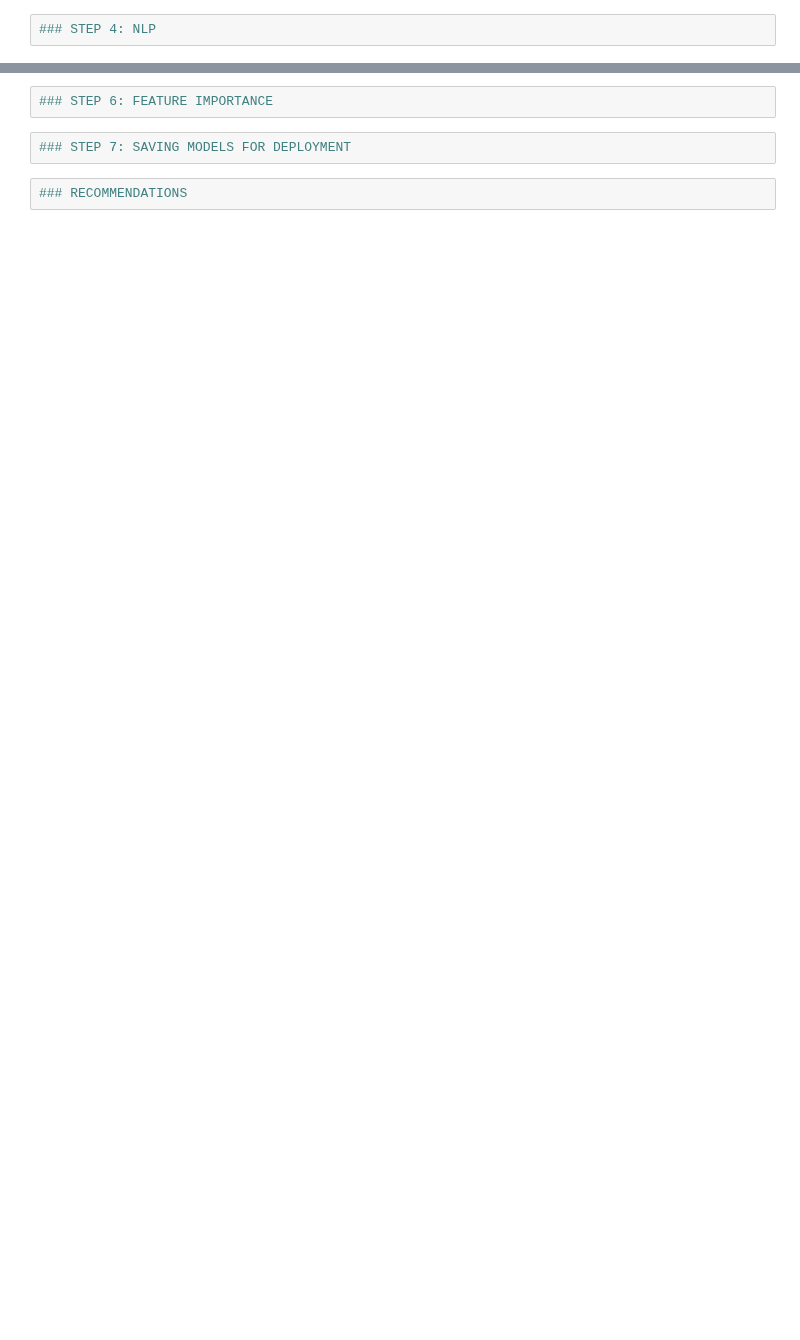
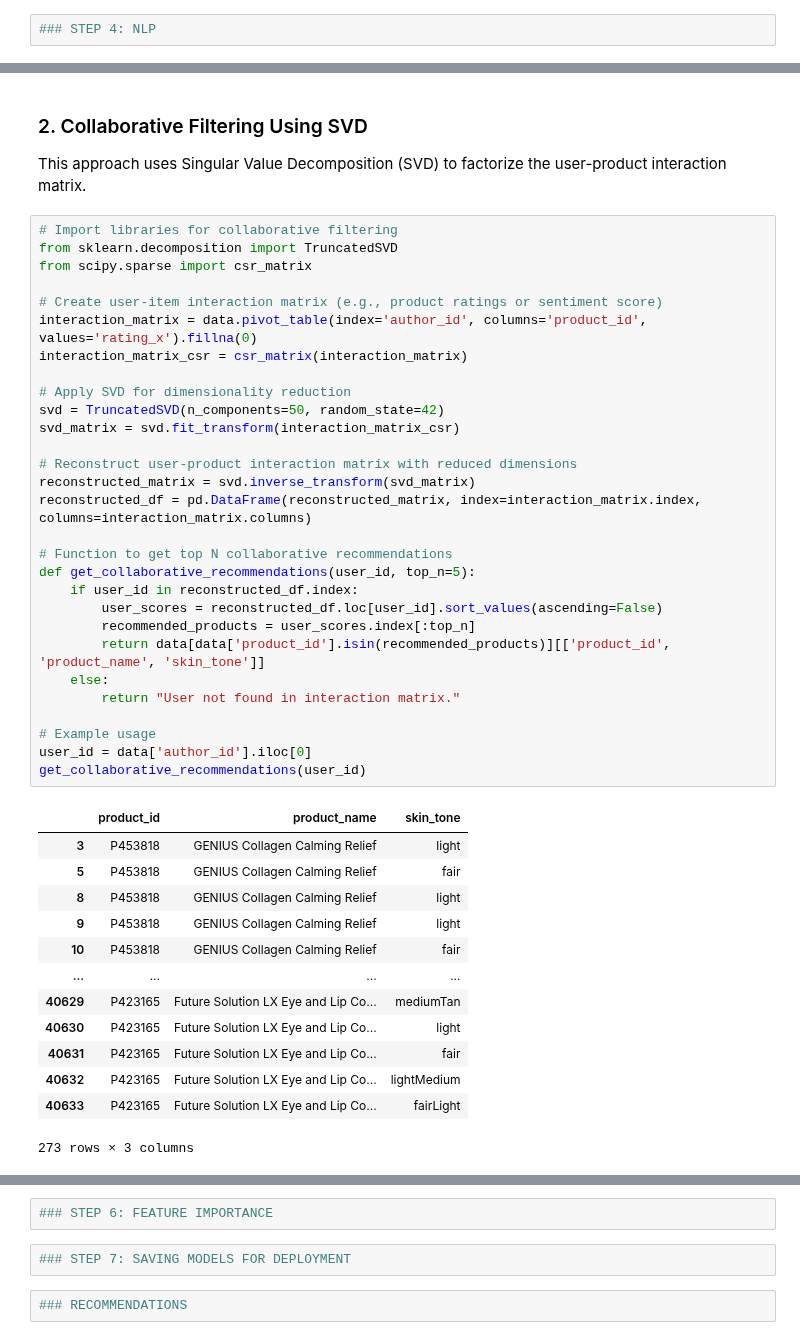
Before and after one commit to ECCHERUIYOT/AI-Powered-Recommendations-For-Melanin-Skin, a Jupyter notebook: index.ipynb, the cells around one changed output, grey strips where cells are left out. Saved outputs shown, nothing was run; the diff lists cells and outputs as text; blank space fills up the shorter version.

```diff
--- a/index.ipynb
+++ b/index.ipynb
@@ -349,0 +409,46 @@ plt.show()
+# %% [markdown]
+### 2. Collaborative Filtering Using SVD
+This approach uses Singular Value Decomposition (SVD) to factorize the user-product interaction matrix.
+# %%
+# Import libraries for collaborative filtering
+from sklearn.decomposition import TruncatedSVD
+from scipy.sparse import csr_matrix
+
+# Create user-item interaction matrix (e.g., product ratings or sentiment score)
+interaction_matrix = data.pivot_table(index='author_id', columns='product_id', values='rating_x').fillna(0)
+interaction_matrix_csr = csr_matrix(interaction_matrix)
+
+# Apply SVD for dimensionality reduction
+svd = TruncatedSVD(n_components=50, random_state=42)
+svd_matrix = svd.fit_transform(interaction_matrix_csr)
+
+# Reconstruct user-product interaction matrix with reduced dimensions
+reconstructed_matrix = svd.inverse_transform(svd_matrix)
+reconstructed_df = pd.DataFrame(reconstructed_matrix, index=interaction_matrix.index, columns=interaction_matrix.columns)
+
+# Function to get top N collaborative recommendations
+def get_collaborative_recommendations(user_id, top_n=5):
+    if user_id in reconstructed_df.index:
+        user_scores = reconstructed_df.loc[user_id].sort_values(ascending=False)
+        recommended_products = user_scores.index[:top_n]
+        return data[data['product_id'].isin(recommended_products)][['product_id', 'product_name', 'skin_tone']]
+    else:
+        return "User not found in interaction matrix."
+
+# Example usage
+user_id = data['author_id'].iloc[0]
+get_collaborative_recommendations(user_id)
+# %% [output]
+|  | product_id | product_name | skin_tone |
+| 3 | P453818 | GENIUS Collagen Calming Relief | light |
+| 5 | P453818 | GENIUS Collagen Calming Relief | fair |
+| 8 | P453818 | GENIUS Collagen Calming Relief | light |
+| 9 | P453818 | GENIUS Collagen Calming Relief | light |
+| 10 | P453818 | GENIUS Collagen Calming Relief | fair |
+| ... | ... | ... | ... |
+| 40629 | P423165 | Future Solution LX Eye and Lip Co... | mediumTan |
+| 40630 | P423165 | Future Solution LX Eye and Lip Co... | light |
+| 40631 | P423165 | Future Solution LX Eye and Lip Co... | fair |
+| 40632 | P423165 | Future Solution LX Eye and Lip Co... | lightMedium |
+| 40633 | P423165 | Future Solution LX Eye and Lip Co... | fairLight |
+273 rows × 3 columns
```
Also changed, not shown: parts of 16 cells of this notebook, 4 other files.
